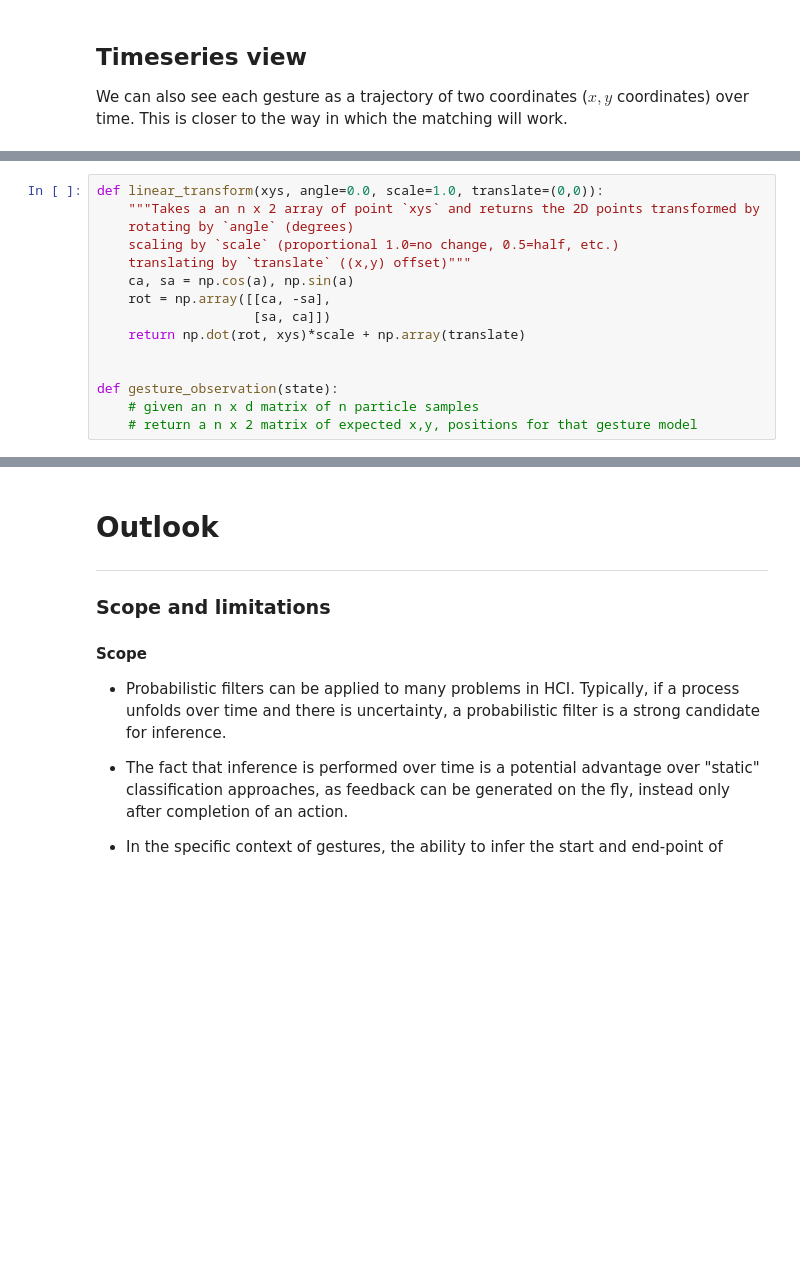
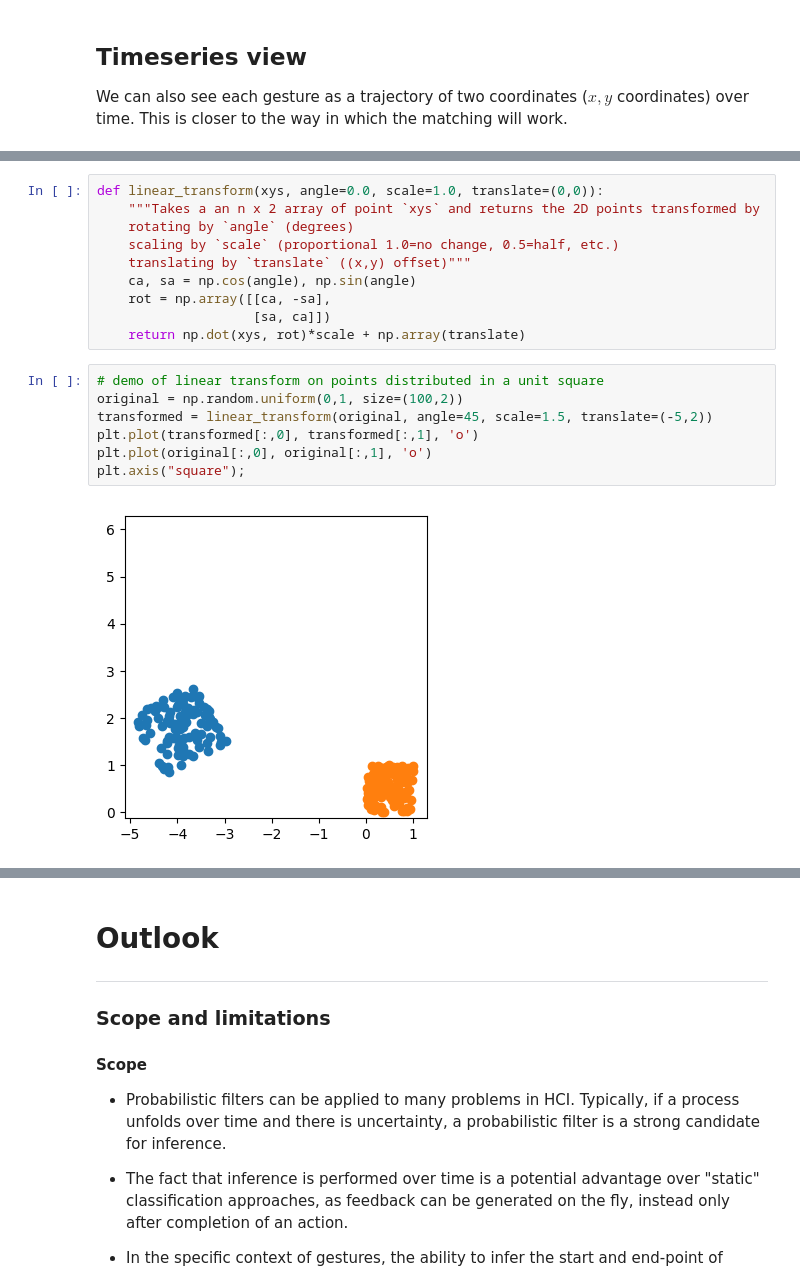
Before and after one commit to johnhw/summerschool2017, a Jupyter notebook: dynamic/dynamic_2.ipynb, the cells around one changed output, grey strips where cells are left out. Cells and saved outputs as stored; diff of their text form; blank space fills up the shorter version.

Commit message:
Added missing files + gesture recogniser

```diff
--- a/dynamic/dynamic_2.ipynb
+++ b/dynamic/dynamic_2.ipynb
@@ -488,12 +492,16 @@ def linear_transform(xys, angle=0.0, scale=1.0, translate=(0,0)):
     rotating by `angle` (degrees)
     scaling by `scale` (proportional 1.0=no change, 0.5=half, etc.)
     translating by `translate` ((x,y) offset)"""
-    ca, sa = np.cos(a), np.sin(a)
+    ca, sa = np.cos(angle), np.sin(angle)
     rot = np.array([[ca, -sa],
                     [sa, ca]])
-    return np.dot(rot, xys)*scale + np.array(translate)
-
-
-def gesture_observation(state):
-    # given an n x d matrix of n particle samples
-    # return a n x 2 matrix of expected x,y, positions for that gesture model
+    return np.dot(xys, rot)*scale + np.array(translate)
+# %%
+# demo of linear transform on points distributed in a unit square
+original = np.random.uniform(0,1, size=(100,2))
+transformed = linear_transform(original, angle=45, scale=1.5, translate=(-5,2))
+plt.plot(transformed[:,0], transformed[:,1], 'o')
+plt.plot(original[:,0], original[:,1], 'o')
+plt.axis("square");
+# %% [output]
+[figure, added]
```
Also changed, not shown: parts of 26 cells of this notebook, 7 other files.
